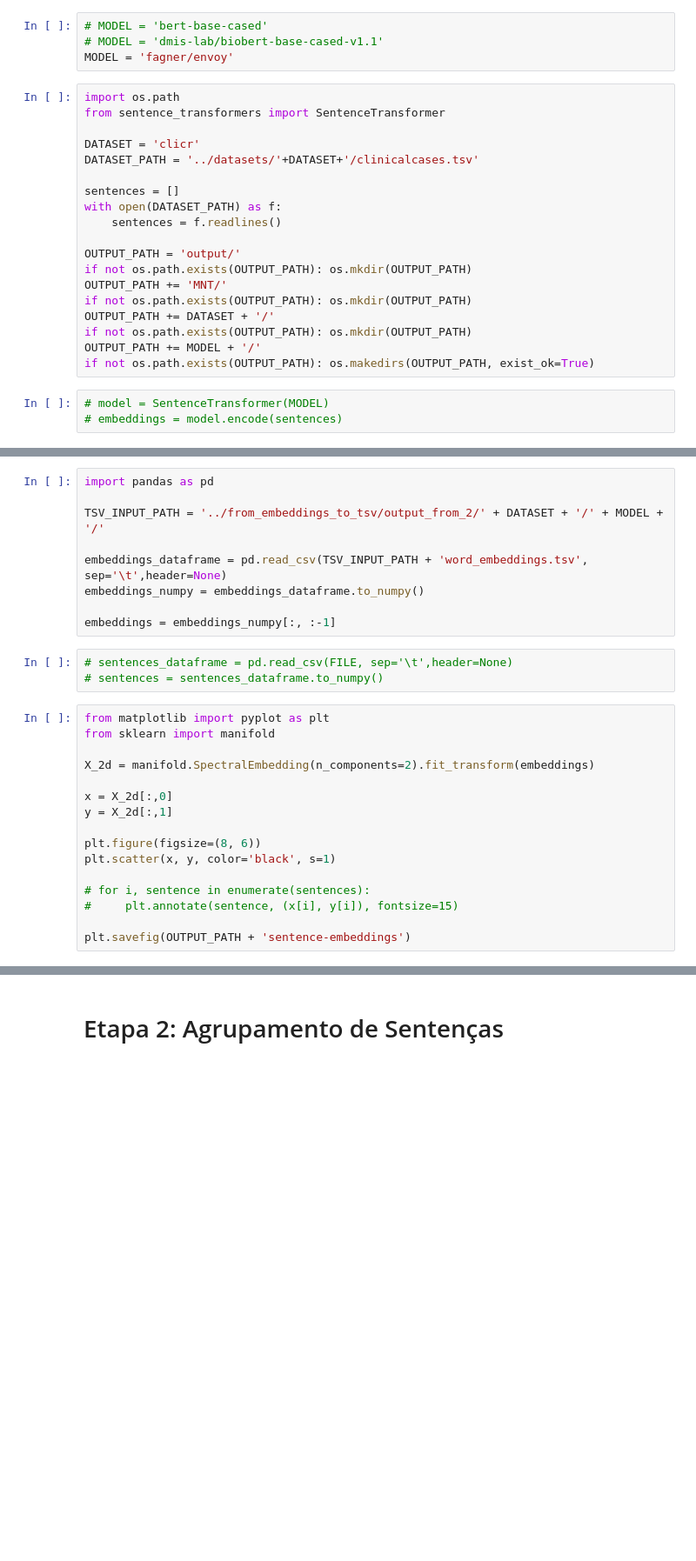
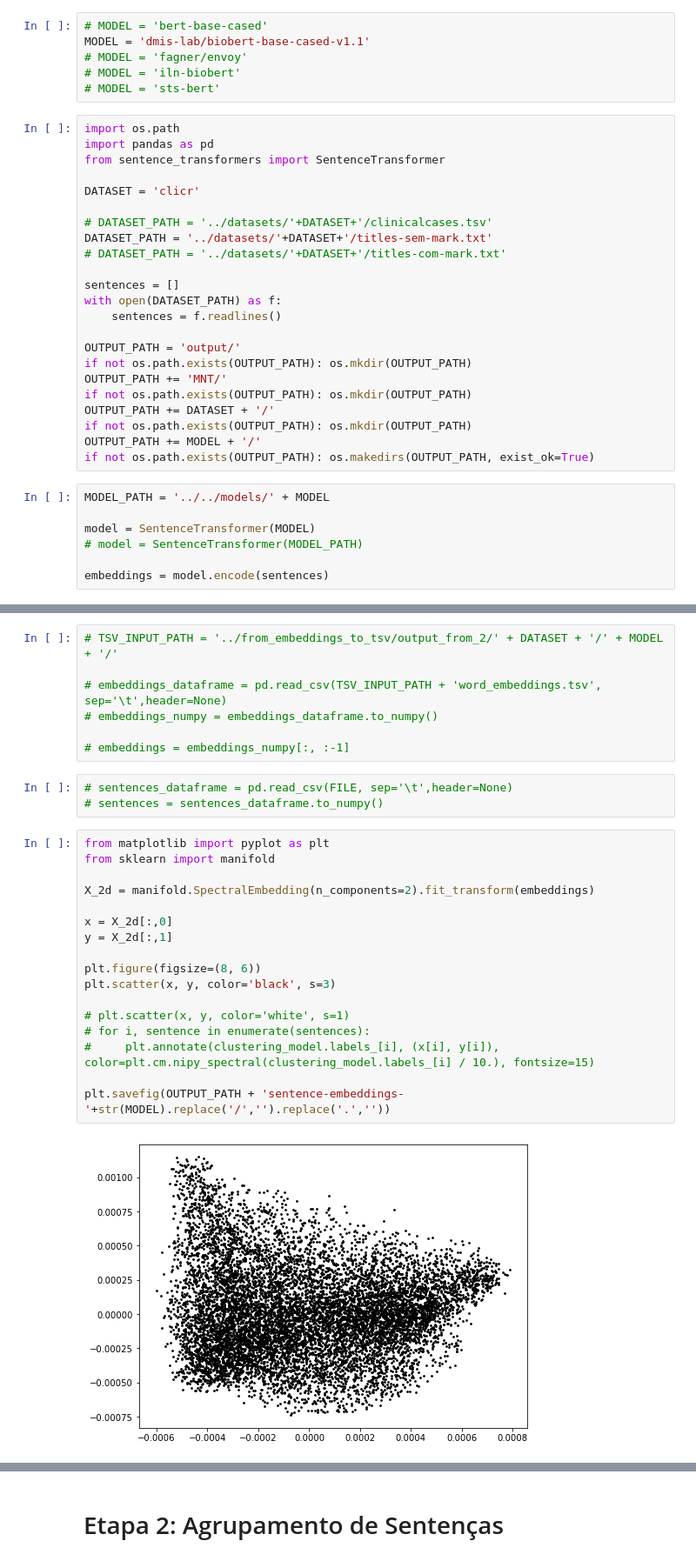
Before and after one commit to datasci4health-incubator/harena-semantics, a Jupyter notebook: notebooks/topic_modeling/MNT-complete.ipynb, the cells around one changed output, grey strips where cells are left out. Shown at 87% size. Cells and saved outputs as stored; diff of their text form; blank space fills up the shorter version.

```diff
--- a/notebooks/topic_modeling/MNT-complete.ipynb
+++ b/notebooks/topic_modeling/MNT-complete.ipynb
@@ -24,14 +24,20 @@ Requirement already satisfied: six in /opt/conda/lib/python3.9/site-packages (fr
 # Etapa 1: Modelagem de Sentenças
 # %%
 # MODEL = 'bert-base-cased'
-# MODEL = 'dmis-lab/biobert-base-cased-v1.1'
-MODEL = 'fagner/envoy'
+MODEL = 'dmis-lab/biobert-base-cased-v1.1'
+# MODEL = 'fagner/envoy'
+# MODEL = 'iln-biobert'
+# MODEL = 'sts-bert'
 # %%
 import os.path
+import pandas as pd
 from sentence_transformers import SentenceTransformer
 
 DATASET = 'clicr'
-DATASET_PATH = '../datasets/'+DATASET+'/clinicalcases.tsv'
+
+# DATASET_PATH = '../datasets/'+DATASET+'/clinicalcases.tsv'
+DATASET_PATH = '../datasets/'+DATASET+'/titles-sem-mark.txt'
+# DATASET_PATH = '../datasets/'+DATASET+'/titles-com-mark.txt'
 
 sentences = []
 with open(DATASET_PATH) as f:
@@ -46,5 +52,9 @@ if not os.path.exists(OUTPUT_PATH): os.mkdir(OUTPUT_PATH)
 OUTPUT_PATH += MODEL + '/'
 if not os.path.exists(OUTPUT_PATH): os.makedirs(OUTPUT_PATH, exist_ok=True)
 # %%
-# model = SentenceTransformer(MODEL)
-# embeddings = model.encode(sentences)
+MODEL_PATH = '../../models/' + MODEL
+
+model = SentenceTransformer(MODEL)
+# model = SentenceTransformer(MODEL_PATH)
+
+embeddings = model.encode(sentences)
@@ -51,28 +66,29 @@ if not os.path.exists(OUTPUT_PATH): os.makedirs(OUTPUT_PATH, exist_ok=True)
 # %%
-import pandas as pd
+# TSV_INPUT_PATH = '../from_embeddings_to_tsv/output_from_2/' + DATASET + '/' + MODEL + '/'
 
-TSV_INPUT_PATH = '../from_embeddings_to_tsv/output_from_2/' + DATASET + '/' + MODEL + '/'
+# embeddings_dataframe = pd.read_csv(TSV_INPUT_PATH + 'word_embeddings.tsv', sep='\t',header=None)
+# embeddings_numpy = embeddings_dataframe.to_numpy()
 
-embeddings_dataframe = pd.read_csv(TSV_INPUT_PATH + 'word_embeddings.tsv', sep='\t',header=None)
-embeddings_numpy = embeddings_dataframe.to_numpy()
-
-embeddings = embeddings_numpy[:, :-1]
+# embeddings = embeddings_numpy[:, :-1]
 # %%
 # sentences_dataframe = pd.read_csv(FILE, sep='\t',header=None)
 # sentences = sentences_dataframe.to_numpy()
 # %%
 from matplotlib import pyplot as plt
 from sklearn import manifold
 
 X_2d = manifold.SpectralEmbedding(n_components=2).fit_transform(embeddings)
 
 x = X_2d[:,0]
 y = X_2d[:,1]
 
 plt.figure(figsize=(8, 6))
-plt.scatter(x, y, color='black', s=1)
+plt.scatter(x, y, color='black', s=3)
 
+# plt.scatter(x, y, color='white', s=1)
 # for i, sentence in enumerate(sentences):
-#     plt.annotate(sentence, (x[i], y[i]), fontsize=15)
+#     plt.annotate(clustering_model.labels_[i], (x[i], y[i]), color=plt.cm.nipy_spectral(clustering_model.labels_[i] / 10.), fontsize=15)
 
-plt.savefig(OUTPUT_PATH + 'sentence-embeddings')
+plt.savefig(OUTPUT_PATH + 'sentence-embeddings-'+str(MODEL).replace('/','').replace('.',''))
+# %% [output]
+[figure, added]
```
Also changed, not shown: parts of 37 cells of this notebook, 11 other files.
